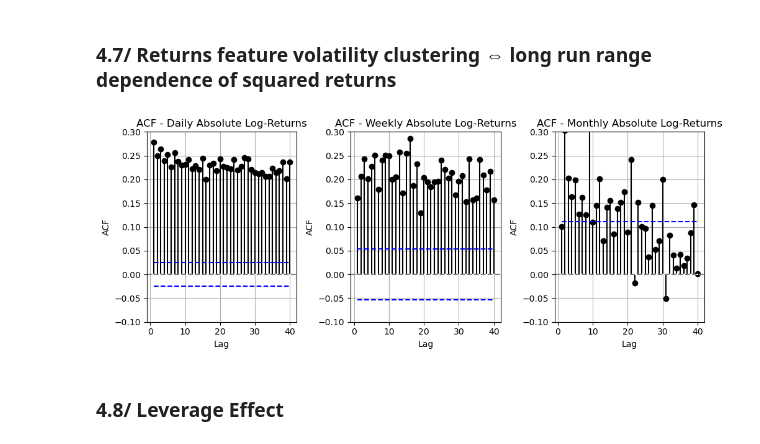
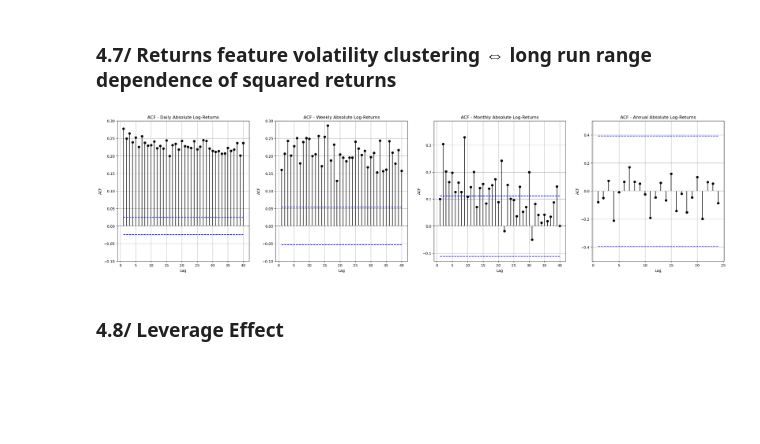
Before and after one commit to cgav1n1/Econometrics_Stylized_Facts, a Jupyter notebook: MidTermAssignmentwith6Facts.ipynb, the cells around one changed output. Saved outputs shown, nothing was run; the diff lists cells and outputs as text; code cells hidden in the pictures; blank space fills up the shorter version.

Commit message:
added annual acf adj

```diff
--- a/MidTermAssignmentwith6Facts.ipynb
+++ b/MidTermAssignmentwith6Facts.ipynb
@@ -983,7 +983,7 @@ log_returns_daily = rt_d_all
 lags = 40
 
 # Creation of the three side-by-side graphs
-fig, axs = plt.subplots(1, 3, figsize=(10, 4))
+fig, axs = plt.subplots(1, 4, figsize=(30, 6))
 
 # ACF of daily log-returns with confidence bands
 acf_values_daily = acf(abs(log_returns_daily), nlags=lags)
@@ -1012,36 +1012,54 @@ axs[1].axhline(y=0, color='gray', linestyle='--')
 axs[1].plot(np.arange(1, lags + 1), confint_weekly_upper, color='blue', linestyle='dashed')
 axs[1].plot(np.arange(1, lags + 1), confint_weekly_lower, color='blue', linestyle='dashed')
 axs[1].set_ylim(-0.1, 0.3)
 axs[1].set_title('ACF - Weekly Absolute Log-Returns')
 axs[1].set_xlabel('Lag')
 axs[1].set_ylabel('ACF')
 axs[1].grid(True)
 
 # ACF of monthly log-returns with confidence bands
 acf_values_monthly = acf(abs(log_returns_monthly), nlags=lags)
 confint_monthly = 1.96 / np.sqrt(len(log_returns_monthly))
 confint_monthly_upper = np.full(lags, confint_monthly)
 confint_monthly_lower = -np.full(lags, confint_monthly)
 
 axs[2].stem(np.arange(1, lags + 1), acf_values_monthly[1:], linefmt='k-', markerfmt='ko', basefmt='w-')
 axs[2].axhline(y=0, color='gray', linestyle='--')
 axs[2].plot(np.arange(1, lags + 1), confint_monthly_upper, color='blue', linestyle='dashed')
 axs[2].plot(np.arange(1, lags + 1), confint_monthly_lower, color='blue', linestyle='dashed')
-axs[2].set_ylim(-0.1, 0.3)
+axs[2].set_ylim(-0.13, 0.39)
 axs[2].set_title('ACF - Monthly Absolute Log-Returns')
 axs[2].set_xlabel('Lag')
 axs[2].set_ylabel('ACF')
 axs[2].grid(True)
 
+# ACF of annual log-returns with confidence bands
+lags = 24
+
+acf_values_yearly = acf(abs(log_returns_yearly), nlags=lags)
+confint = 1.96 / np.sqrt(len(log_returns_yearly))
+confint_upper = np.full(lags, confint)
+confint_lower = -np.full(lags, confint)
+
+axs[3].stem(np.arange(1, lags + 1), acf_values_yearly[1:], linefmt='k-', markerfmt='ko', basefmt='w-')
+axs[3].axhline(y=0, color='gray', linestyle='--')
+axs[3].plot(np.arange(1, lags + 1), confint_upper, color='blue', linestyle='dashed')
+axs[3].plot(np.arange(1, lags + 1), confint_lower, color='blue', linestyle='dashed')
+axs[3].set_ylim(-0.5, 0.5)
+axs[3].set_title('ACF - Annual Absolute Log-Returns')
+axs[3].set_xlabel('Lag')
+axs[3].set_ylabel('ACF')
+axs[3].grid(True)
+
 # Adjusting the spacing between graphs
-plt.tight_layout()
+#plt.tight_layout()
 
 # Save the graphic in png format
 plt.savefig('Latex/Img/Fact7_AbsoluteLogReturns.pdf', format='pdf', bbox_inches='tight')
 
 plt.show()
 # %% [output]
-[figure, old version]
+[figure, new version]
 # %% [markdown]
 ### 4.8/ Leverage Effect
 # %%
```
Also changed, not shown: parts of 1 cell of this notebook, 10 other files.
